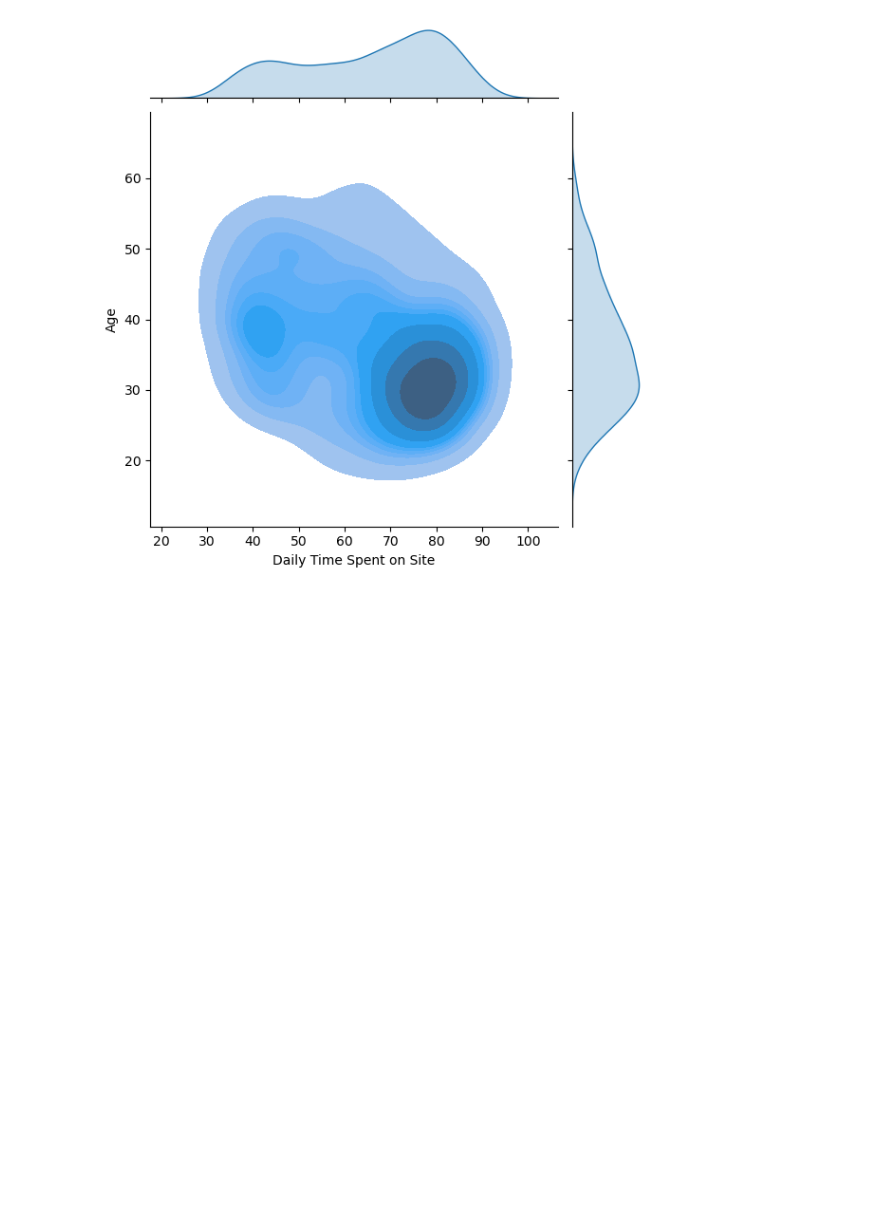
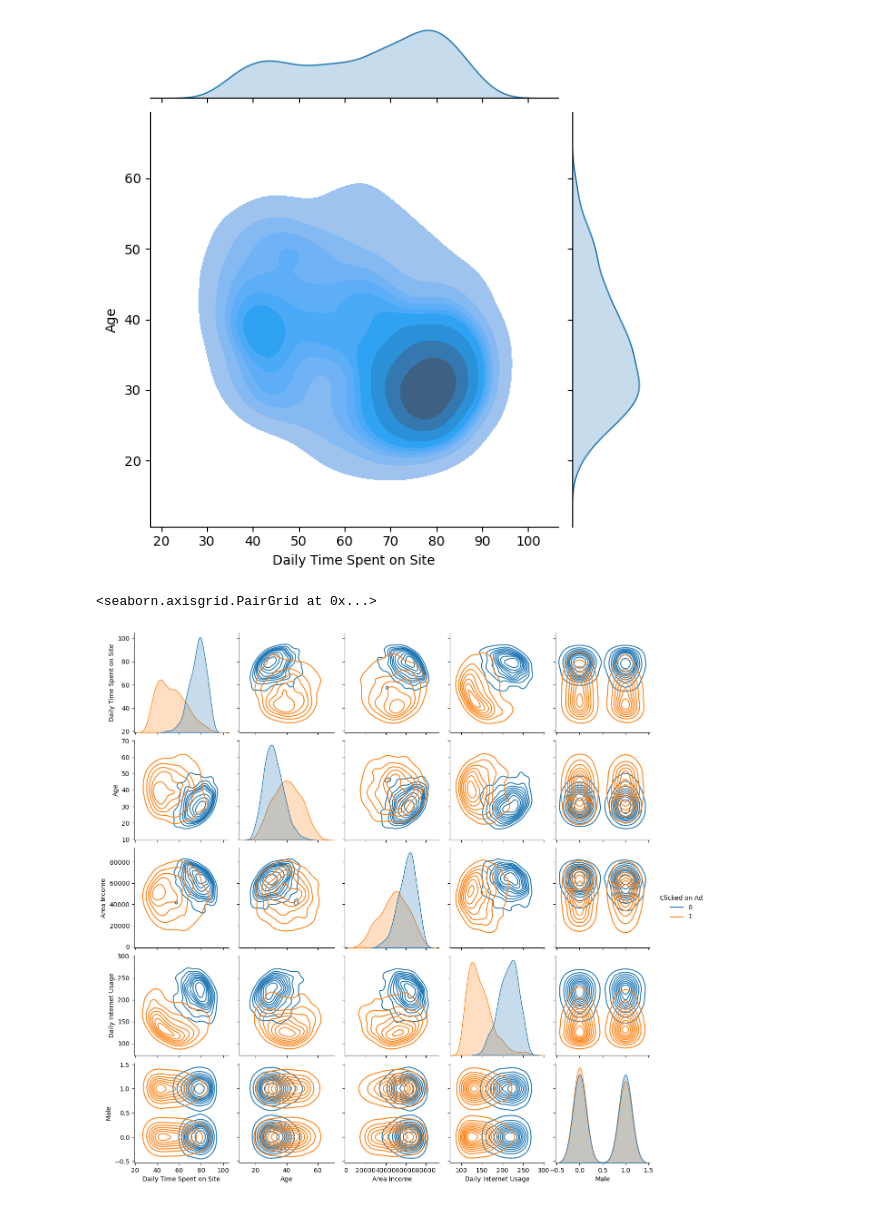
Before and after one commit to naimNB/Mechine-Learning, a Jupyter notebook: Logistic_Regression/Logistic_regression_project.ipynb, the cells around one changed output. Saved outputs shown, nothing was run; the diff lists cells and outputs as text; code cells hidden in the pictures; blank space fills up the shorter version.

```diff
--- a/Logistic_Regression/Logistic_regression_project.ipynb
+++ b/Logistic_Regression/Logistic_regression_project.ipynb
@@ -101,3 +101,13 @@ sns.jointplot(
 # %% [output]
 <seaborn.axisgrid.JointGrid at 0x...>
 [figure]
+# %%
+sns.pairplot(
+    data=data,
+    kind='kde',
+    hue='Clicked on Ad'
+
+)
+# %% [output]
+<seaborn.axisgrid.PairGrid at 0x...>
+[figure, added]
```
Also changed, not shown: parts of 4 cells of this notebook.
